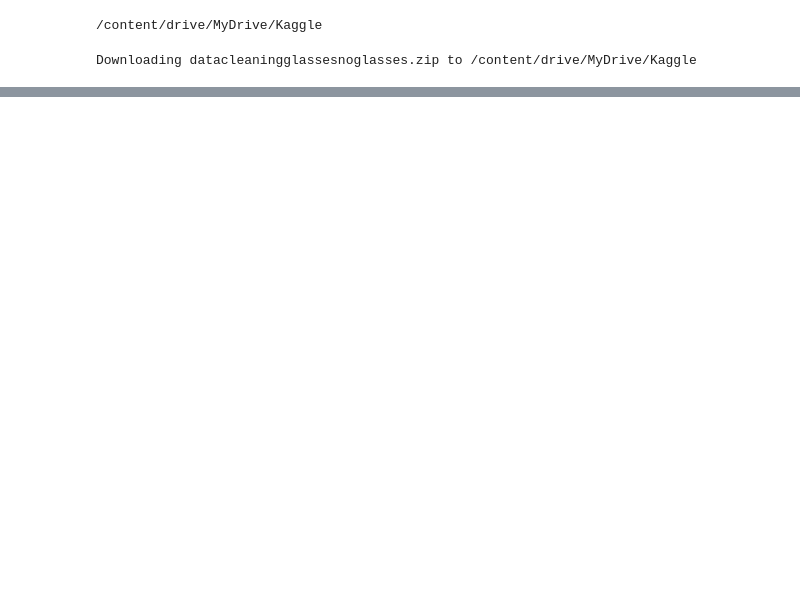
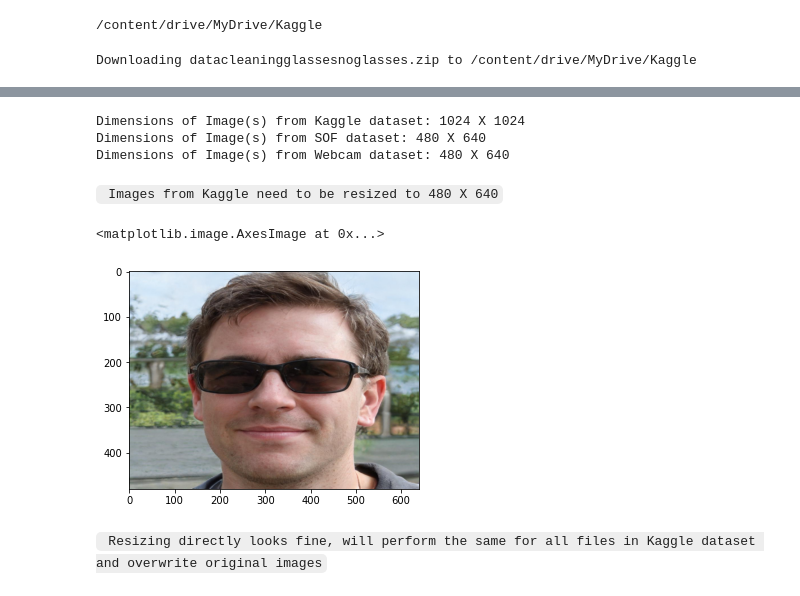
Before and after one commit to samratvij/wearyourglasses, a Jupyter notebook: Detect_glasses_v1.ipynb, the cells around one changed output, grey strips where cells are left out. Drawn from its saved outputs; the diff is of its cells as text; code cells hidden in the pictures; blank space fills up the shorter version.

```diff
--- a/Detect_glasses_v1.ipynb
+++ b/Detect_glasses_v1.ipynb
@@ -97,0 +138,13 @@ drwx------ 2 root root   4096 Dec 10  2016 'original images'/
+# %%
+img1 = cv2.imread('Images/Images/glasses/face-2.jpg')
+img1 = cv2.cvtColor(img1, cv2.COLOR_BGR2RGB)
+img2 = cv2.imread('original images/AbdA_00001_m_31_i_fr_nc_no_2016_2_e0_nl_o.jpg')
+img2 = cv2.cvtColor(img2, cv2.COLOR_BGR2RGB)
+img3 = cv2.imread('Webcam Capture/Glasses/opencv_frame_0_Thu Jan 27 11:44:00 2022.png')
+img3 = cv2.cvtColor(img3, cv2.COLOR_BGR2RGB)
+plt.imshow(img1)
+plt.show()
+plt.imshow(img2)
+plt.show()
+plt.imshow(img3)
+plt.show()
@@ -97,0 +155,18 @@ drwx------ 2 root root   4096 Dec 10  2016 'original images'/
+# %%
+print("Dimensions of Image(s) from Kaggle dataset:", img1.shape[0], "X", img1.shape[1])
+print("Dimensions of Image(s) from SOF dataset:", img2.shape[0], "X", img2.shape[1])
+print("Dimensions of Image(s) from Webcam dataset:", img3.shape[0], "X", img3.shape[1])
+# %% [output]
+Dimensions of Image(s) from Kaggle dataset: 1024 X 1024
+Dimensions of Image(s) from SOF dataset: 480 X 640
+Dimensions of Image(s) from Webcam dataset: 480 X 640
+# %% [markdown]
+` Images from Kaggle need to be resized to 480 X 640`
+# %%
+width, height = 640, 480
+plt.imshow(cv2.resize(img1, (width, height), interpolation = cv2.INTER_AREA,))
+# %% [output]
+<matplotlib.image.AxesImage at 0x...>
+[figure, added]
+# %% [markdown]
+` Resizing directly looks fine, will perform the same for all files in Kaggle dataset and overwrite original images`
```
Also changed, not shown: parts of 27 cells of this notebook.
